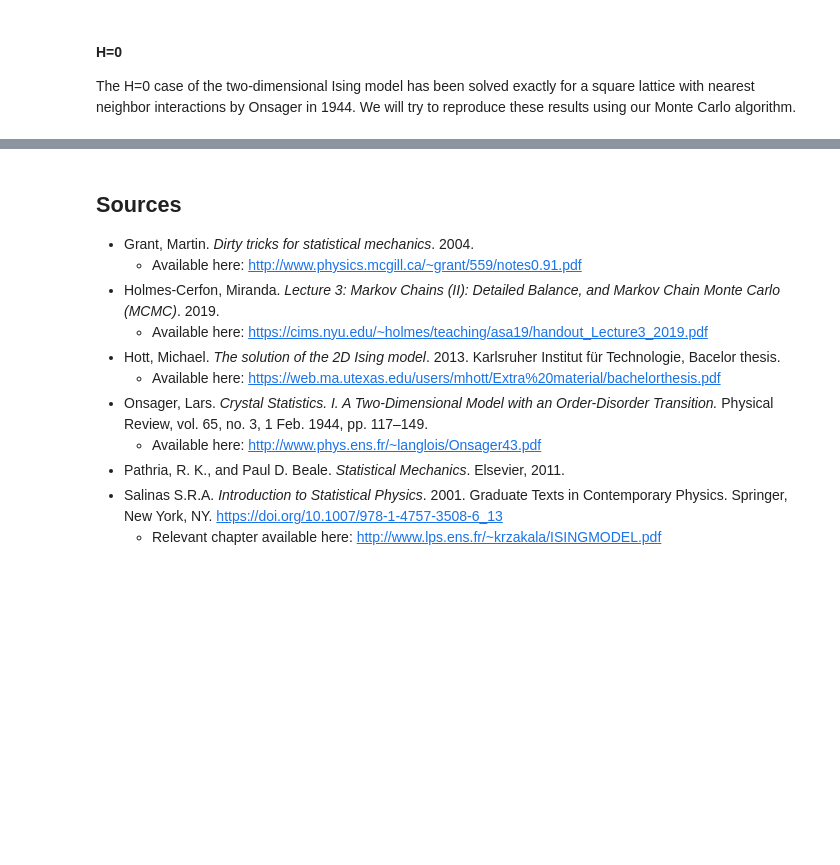
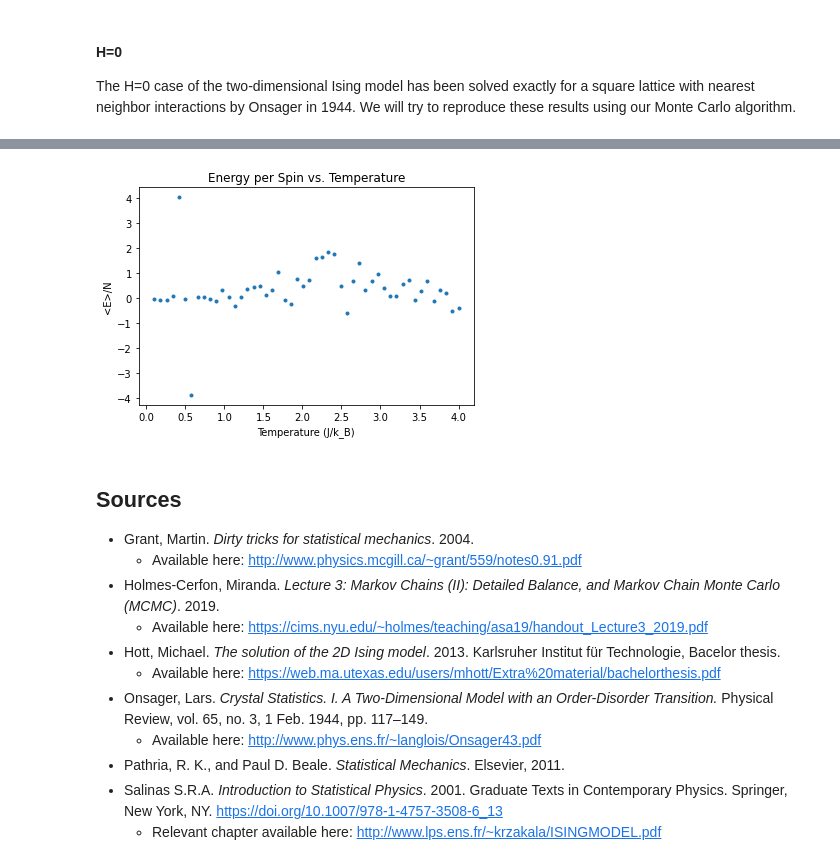
Before and after one commit to WillPugs/ising-model, a Jupyter notebook: ising_2d.ipynb, the cells around one changed output, grey strips where cells are left out. Cells and saved outputs as stored; diff of their text form; code cells hidden in the pictures; blank space fills up the shorter version.

```diff
--- a/ising_2d.ipynb
+++ b/ising_2d.ipynb
@@ -104,6 +104,25 @@ def durbin_watson(res):
         denominator += res[i]**2
 
     return numerator/denominator
+
+
+def list_derivative(x, data):
+    """ (list, list) -> (list)
+    Estimates the derivative from a list of discrete data points.
+    """
+    if len(data) in [1, 2]:
+        raise ValueError("Cannot estimate the derivative from a small dataset of length 1 or 2.")
+
+    deriv = []
+
+    deriv.append((data[1]-data[0])/(x[1]-x[0])) #endpoints
+
+    for i in range(1, len(data)-1):
+        deriv.append((data[i+1]-data[i-1])/(x[i+1]-x[i-1]))
+
+    deriv.append((data[-1]-data[-2])/(x[-1]-x[-2])) #endpoints
+
+    return deriv
 # %% [markdown]
 <h2>Algorithm</h2>
 
@@ -400,3 +424,16 @@ plt.show()
+# %%
+c_v_h_0 = list_derivative(temperatures_h_0, energies)
+
+plt.figure()
+
+plt.plot(temperatures_h_0, c_v_h_0, marker='.', ls='', label='Simulation')
+
+plt.title("Energy per Spin vs. Temperature")
+plt.xlabel("Temperature (J/k_B)")
+plt.ylabel("<E>/N")
+plt.show()
+# %% [output]
+[figure, added]
 # %% [markdown]
 <h2>Sources</h2>
 
```
Also changed, not shown: parts of 4 cells of this notebook.
